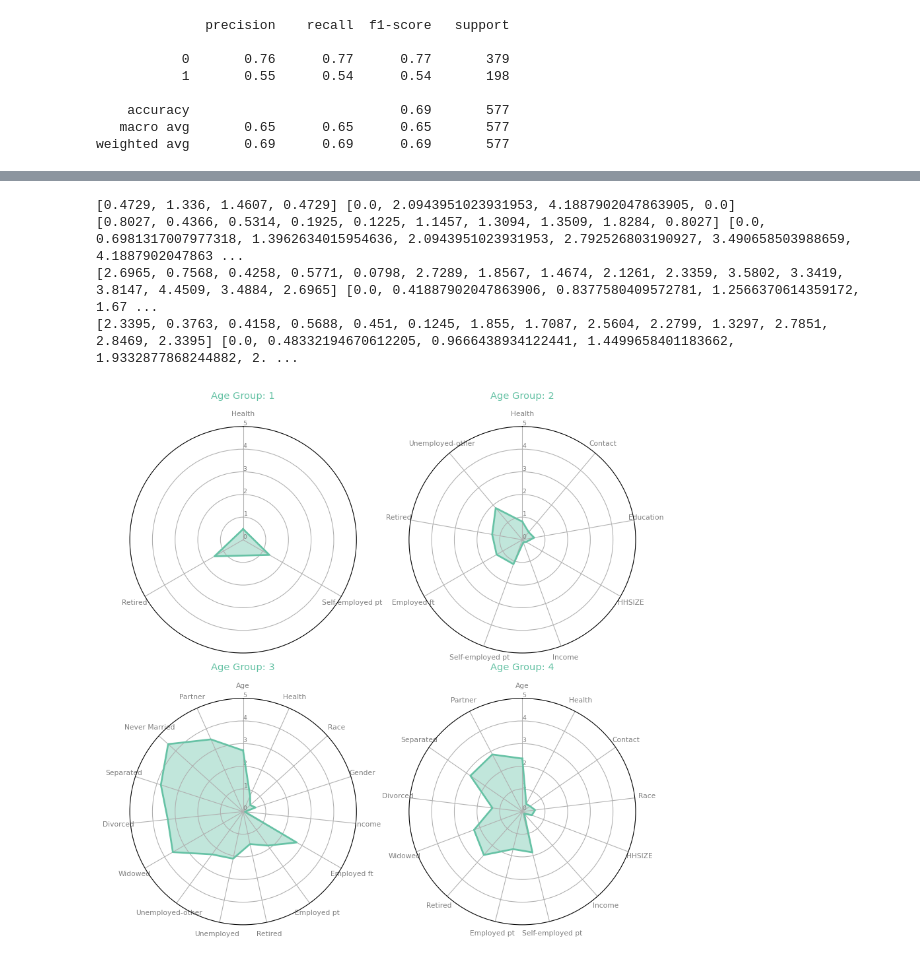
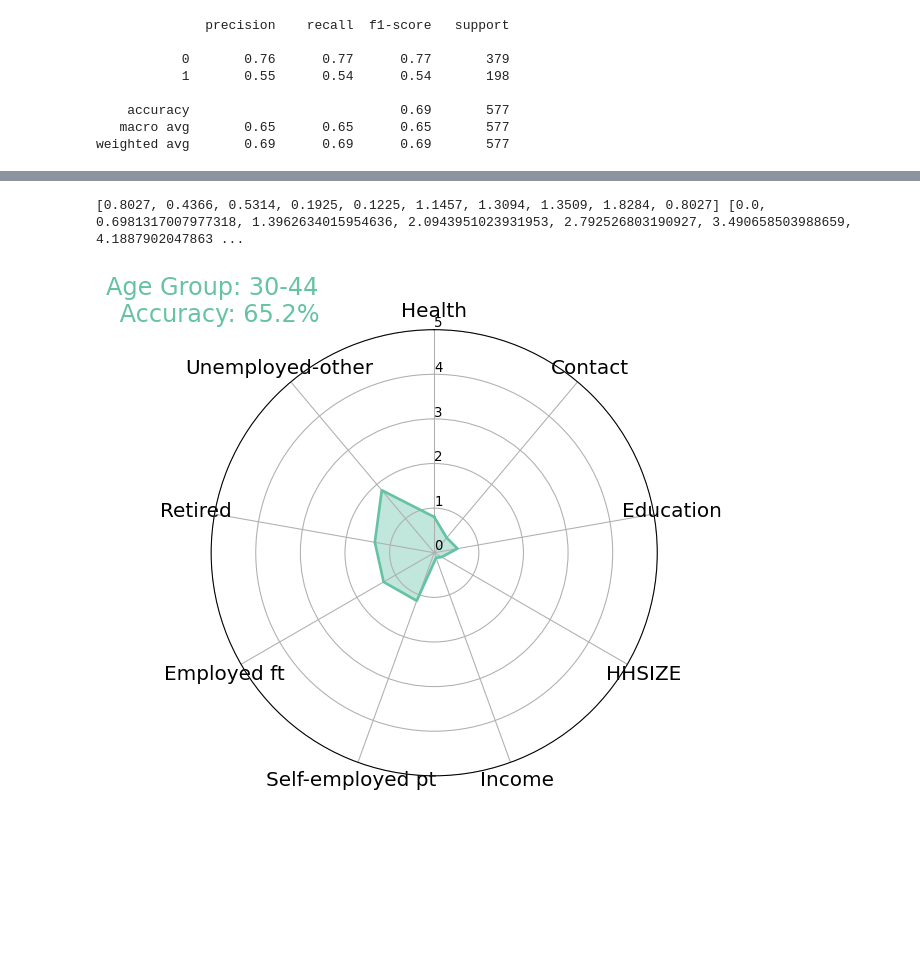
Before and after one commit to matthewasloan95/social-isolation-transportation, a Jupyter notebook: aarp_logit.ipynb, the cells around one changed output, grey strips where cells are left out. Saved outputs shown, nothing was run; the diff lists cells and outputs as text; code cells hidden in the pictures; blank space fills up the shorter version.

```diff
--- a/aarp_logit.ipynb
+++ b/aarp_logit.ipynb
@@ -370,61 +370,66 @@ from math import pi
 # ------- PART 1: Define a function that do a plot for one line of the dataset!
 
 def make_spider( row, title, color, df):
-
     # number of variable
     categories=list(df.index)
     N = len(categories)
-
     # What will be the angle of each axis in the plot? (we divide the plot / number of variable)
     angles = [n / float(N) * 2 * pi for n in range(N)]
     angles += angles[:1]
 
-
     # Initialise the spider plot
     ax = plt.subplot(2,2,row, polar=True, )
-
     # If you want the first axis to be on top:
     ax.set_theta_offset(pi / 2)
     ax.set_theta_direction(-1)
-
     # Draw one axe per variable + add labels labels yet
-    plt.xticks(angles[:-1], categories, color='grey', size=8)
-
+    plt.xticks(angles[:-1], categories, color='black', size=15)
     # Draw ylabels
     ax.set_rlabel_position(0)
-    plt.yticks([0,1,2,3,4,5], ["0","1","2",'3','4','5'], color="grey", size=7)
+    plt.yticks([0,1,2,3,4,5], ["0","1","2",'3','4','5'], color="black", size=10)
     plt.ylim(0,5)
-
     # Ind1
     #values=df.loc[row].drop('group').values.flatten().tolist()
     # values=df.iloc[:,row-1].tolist()
     values = abs(df['coef']).tolist()
     values += values[:1]
     print(f'{values} {angles}')
     ax.plot(angles, values, color=color, linewidth=2, linestyle='solid')
     ax.fill(angles, values, color=color, alpha=0.4)
-
     # Add a title
-    plt.title(title, size=11, color=color, y=1.1)
-
+    plt.title(title, size=18, color=color, y=1.0,x=0.01)
 
 # ------- PART 2: Apply the function to all individuals
 # initialize the figure
 my_dpi=96
-plt.figure(figsize=(1000/my_dpi, 1000/my_dpi), dpi=my_dpi)
+plt.figure(figsize=(1500/my_dpi, 1300/my_dpi), dpi=my_dpi)
 
 # Create a color palette:
 my_palette = plt.cm.get_cmap("Set2", len(summary_df.index))
 
 # # Loop to plot
 # for row in range(0, len(df.index)):
 #     make_spider( row=row, title='group '+df['group'][row], color=my_palette(row))
 
 for row in summary_df['Age Group'].unique():
-    make_spider( row=row, title=f'Age Group: {row}', color=my_palette(row), df = summary_df.loc[summary_df['Age Group'] == row])
+    title = ''
+    if row == 1:
+        title = '18-29 \n Accuracy: 63.5%'
+        #make_spider( row=row, title=f'Age Group: {title}', color=my_palette(row), df = summary_df.loc[summary_df['Age Group'] == row])
+        #break
+    if row == 2:
+        title = '30-44 \n Accuracy: 65.2%'
+        make_spider( row=row, title=f'Age Group: {title}', color=my_palette(row), df = summary_df.loc[summary_df['Age Group'] == row])
+        break
+    if row == 3:
+        title = '45-59 \n Accuracy: 61.9%'
+        #make_spider( row=row, title=f'Age Group: {title}', color=my_palette(row), df = summary_df.loc[summary_df['Age Group'] == row])
+        #break
+    if row == 4:
+        title = '60+ \n Accuracy: 70.9%'
+        #make_spider( row=row, title=f'Age Group: {title}', color=my_palette(row), df = summary_df.loc[summary_df['Age Group'] == row])
+        #break
+    #make_spider( row=row, title=f'Age Group: {title}', color=my_palette(row), df = summary_df.loc[summary_df['Age Group'] == row])
 # %% [output]
-[0.4729, 1.336, 1.4607, 0.4729] [0.0, 2.0943951023931953, 4.1887902047863905, 0.0]
 [0.8027, 0.4366, 0.5314, 0.1925, 0.1225, 1.1457, 1.3094, 1.3509, 1.8284, 0.8027] [0.0, 0.6981317007977318, 1.3962634015954636, 2.0943951023931953, 2.792526803190927, 3.490658503988659, 4.1887902047863 ...
-[2.6965, 0.7568, 0.4258, 0.5771, 0.0798, 2.7289, 1.8567, 1.4674, 2.1261, 2.3359, 3.5802, 3.3419, 3.8147, 4.4509, 3.4884, 2.6965] [0.0, 0.41887902047863906, 0.8377580409572781, 1.2566370614359172, 1.67 ...
-[2.3395, 0.3763, 0.4158, 0.5688, 0.451, 0.1245, 1.855, 1.7087, 2.5604, 2.2799, 1.3297, 2.7851, 2.8469, 2.3395] [0.0, 0.48332194670612205, 0.9666438934122441, 1.4499658401183662, 1.9332877868244882, 2. ...
-[figure, old version]
+[figure, new version]
```
Also changed, not shown: parts of 2 cells of this notebook.
